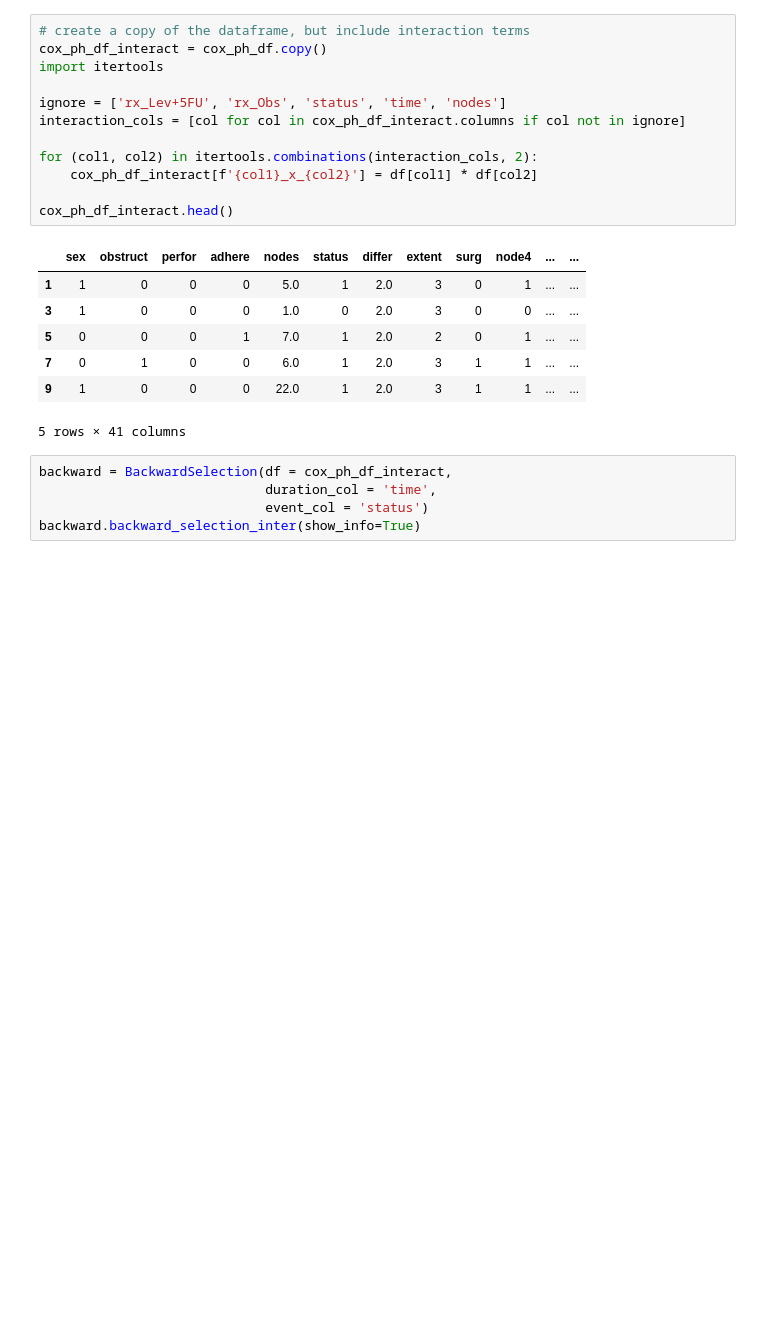
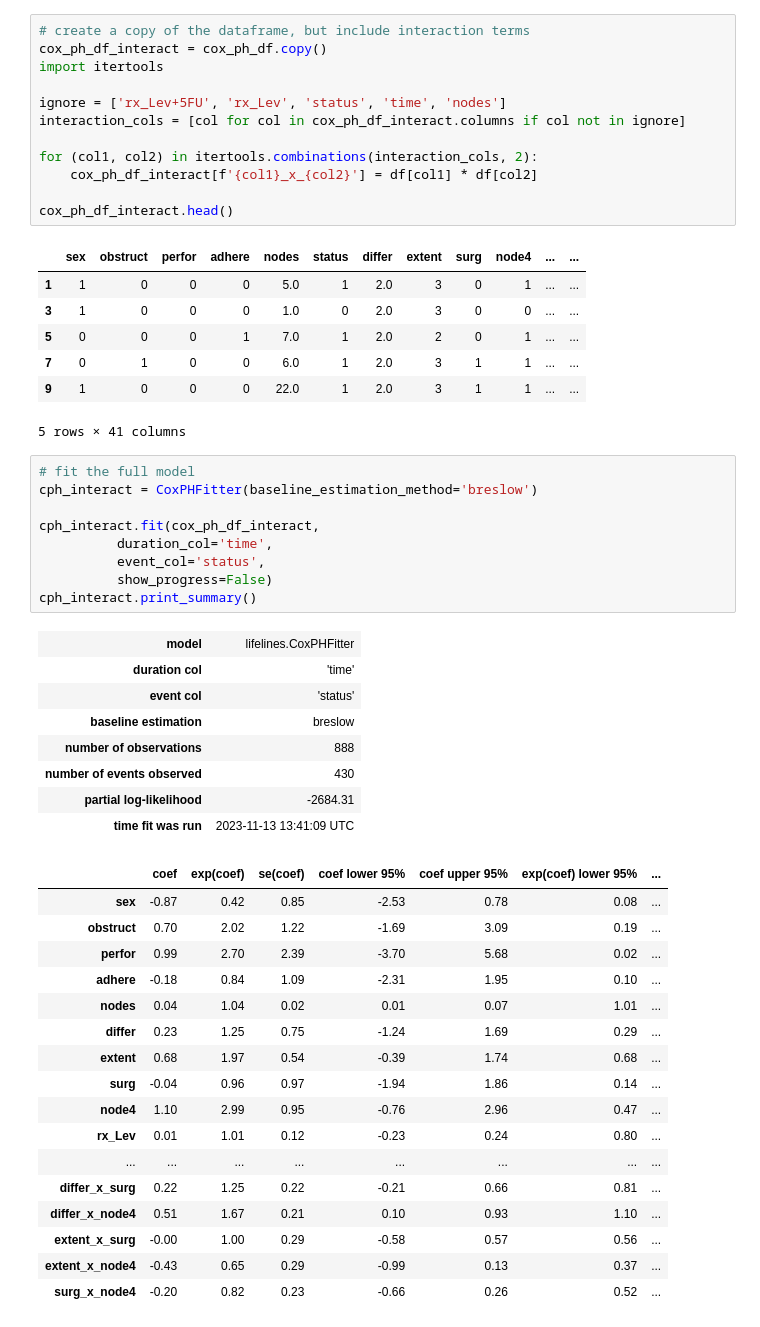
Before and after one commit to erlendrisvik/DAT350_CA, a Jupyter notebook: compulsory_2_erlend_risvik.ipynb, the cells around one changed output. Drawn from its saved outputs; the diff is of its cells as text; blank space fills up the shorter version.

```diff
--- a/compulsory_2_erlend_risvik.ipynb
+++ b/compulsory_2_erlend_risvik.ipynb
@@ -423,7 +372,7 @@ Next, we try to fit the model to first order interactions.
 cox_ph_df_interact = cox_ph_df.copy()
 import itertools
 
-ignore = ['rx_Lev+5FU', 'rx_Obs', 'status', 'time', 'nodes']
+ignore = ['rx_Lev+5FU', 'rx_Lev', 'status', 'time', 'nodes']
 interaction_cols = [col for col in cox_ph_df_interact.columns if col not in ignore]
 
 for (col1, col2) in itertools.combinations(interaction_cols, 2):
@@ -438,8 +387,38 @@ cox_ph_df_interact.head()
 | 7 | 0 | 1 | 0 | 0 | 6.0 | 1 | 2.0 | 3 | 1 | 1 | ... | ... |
 | 9 | 1 | 0 | 0 | 0 | 22.0 | 1 | 2.0 | 3 | 1 | 1 | ... | ... |
 5 rows × 41 columns
-# %%
-backward = BackwardSelection(df = cox_ph_df_interact,
-                             duration_col = 'time',
-                             event_col = 'status')
-backward.backward_selection_inter(show_info=True)
+# %%
+# fit the full model
+cph_interact = CoxPHFitter(baseline_estimation_method='breslow')
+
+cph_interact.fit(cox_ph_df_interact,
+          duration_col='time',
+          event_col='status',
+          show_progress=False)
+cph_interact.print_summary()
+# %% [output]
+| model | lifelines.CoxPHFitter |
+| duration col | 'time' |
+| event col | 'status' |
+| baseline estimation | breslow |
+| number of observations | 888 |
+| number of events observed | 430 |
+| partial log-likelihood | -2684.31 |
+| time fit was run | 2023-11-13 13:41:09 UTC |
+|  | coef | exp(coef) | se(coef) | coef lower 95% | coef upper 95% | exp(coef) lower 95% | ... |
+| sex | -0.87 | 0.42 | 0.85 | -2.53 | 0.78 | 0.08 | ... |
+| obstruct | 0.70 | 2.02 | 1.22 | -1.69 | 3.09 | 0.19 | ... |
+| perfor | 0.99 | 2.70 | 2.39 | -3.70 | 5.68 | 0.02 | ... |
+| adhere | -0.18 | 0.84 | 1.09 | -2.31 | 1.95 | 0.10 | ... |
+| nodes | 0.04 | 1.04 | 0.02 | 0.01 | 0.07 | 1.01 | ... |
+| differ | 0.23 | 1.25 | 0.75 | -1.24 | 1.69 | 0.29 | ... |
+| extent | 0.68 | 1.97 | 0.54 | -0.39 | 1.74 | 0.68 | ... |
+| surg | -0.04 | 0.96 | 0.97 | -1.94 | 1.86 | 0.14 | ... |
+| node4 | 1.10 | 2.99 | 0.95 | -0.76 | 2.96 | 0.47 | ... |
+| rx_Lev | 0.01 | 1.01 | 0.12 | -0.23 | 0.24 | 0.80 | ... |
+| ... | ... | ... | ... | ... | ... | ... | ... |
+| differ_x_surg | 0.22 | 1.25 | 0.22 | -0.21 | 0.66 | 0.81 | ... |
+| differ_x_node4 | 0.51 | 1.67 | 0.21 | 0.10 | 0.93 | 1.10 | ... |
+| extent_x_surg | -0.00 | 1.00 | 0.29 | -0.58 | 0.57 | 0.56 | ... |
+| extent_x_node4 | -0.43 | 0.65 | 0.29 | -0.99 | 0.13 | 0.37 | ... |
+| surg_x_node4 | -0.20 | 0.82 | 0.23 | -0.66 | 0.26 | 0.52 | ... |
```
Also changed, not shown: parts of 19 cells of this notebook.
